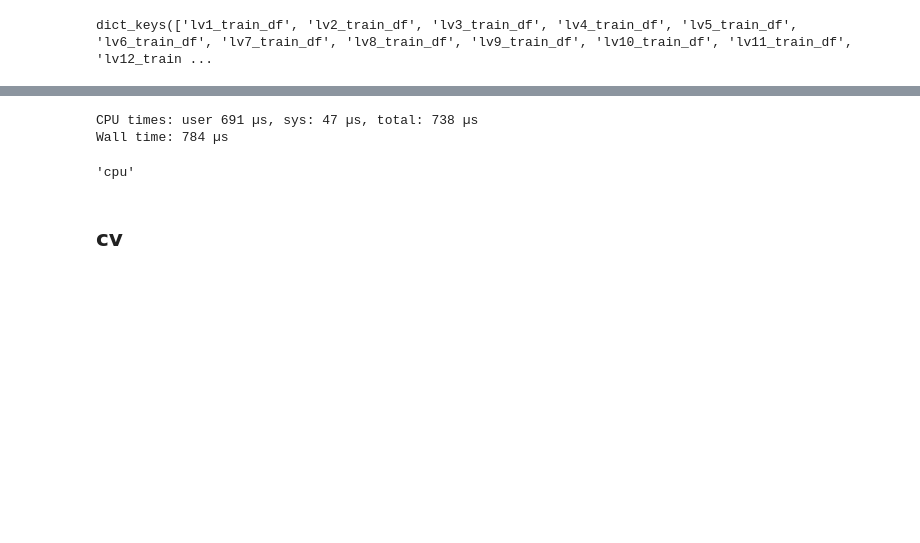
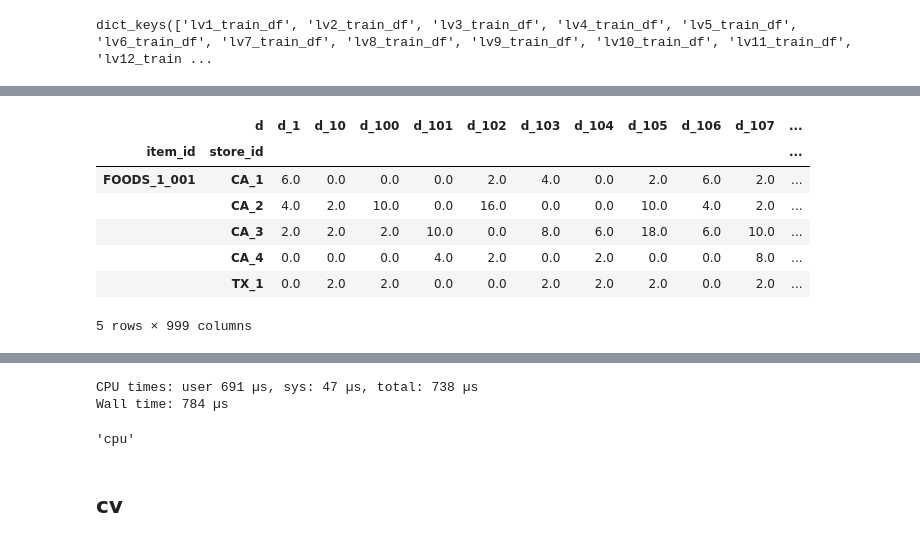
Before and after one commit to M0T0-2020/WalMart_2020, a Jupyter notebook: Train_Model_5.ipynb, the cells around one changed output, grey strips where cells are left out. Cells and saved outputs as stored; diff of their text form; code cells hidden in the pictures; blank space fills up the shorter version.

```diff
--- a/Train_Model_5.ipynb
+++ b/Train_Model_5.ipynb
@@ -399,0 +632,11 @@ train_target_lv['lv6_train_df']
+# %%
+weight_df.head()
+# %% [output]
+|  | d | d_1 | d_10 | d_100 | d_101 | d_102 | d_103 | d_104 | d_105 | d_106 | d_107 | ... |
+| item_id | store_id |  |  |  |  |  |  |  |  |  |  | ... |
+| FOODS_1_001 | CA_1 | 6.0 | 0.0 | 0.0 | 0.0 | 2.0 | 4.0 | 0.0 | 2.0 | 6.0 | 2.0 | ... |
+|  | CA_2 | 4.0 | 2.0 | 10.0 | 0.0 | 16.0 | 0.0 | 0.0 | 10.0 | 4.0 | 2.0 | ... |
+|  | CA_3 | 2.0 | 2.0 | 2.0 | 10.0 | 0.0 | 8.0 | 6.0 | 18.0 | 6.0 | 10.0 | ... |
+|  | CA_4 | 0.0 | 0.0 | 0.0 | 4.0 | 2.0 | 0.0 | 2.0 | 0.0 | 0.0 | 8.0 | ... |
+|  | TX_1 | 0.0 | 2.0 | 2.0 | 0.0 | 0.0 | 2.0 | 2.0 | 2.0 | 0.0 | 2.0 | ... |
+5 rows × 999 columns
```
Also changed, not shown: parts of 59 cells of this notebook.
